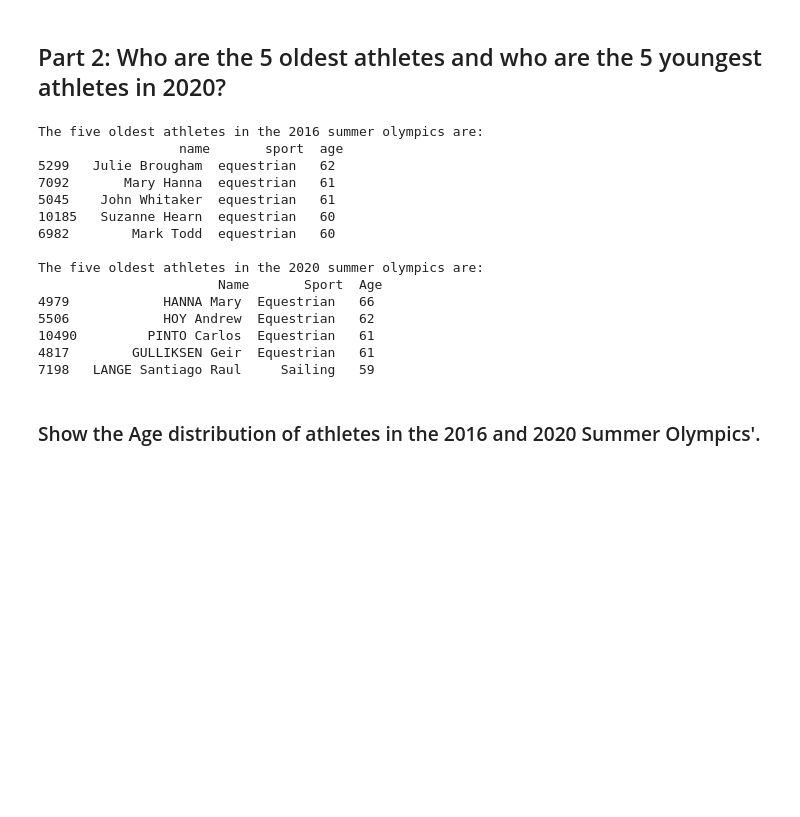
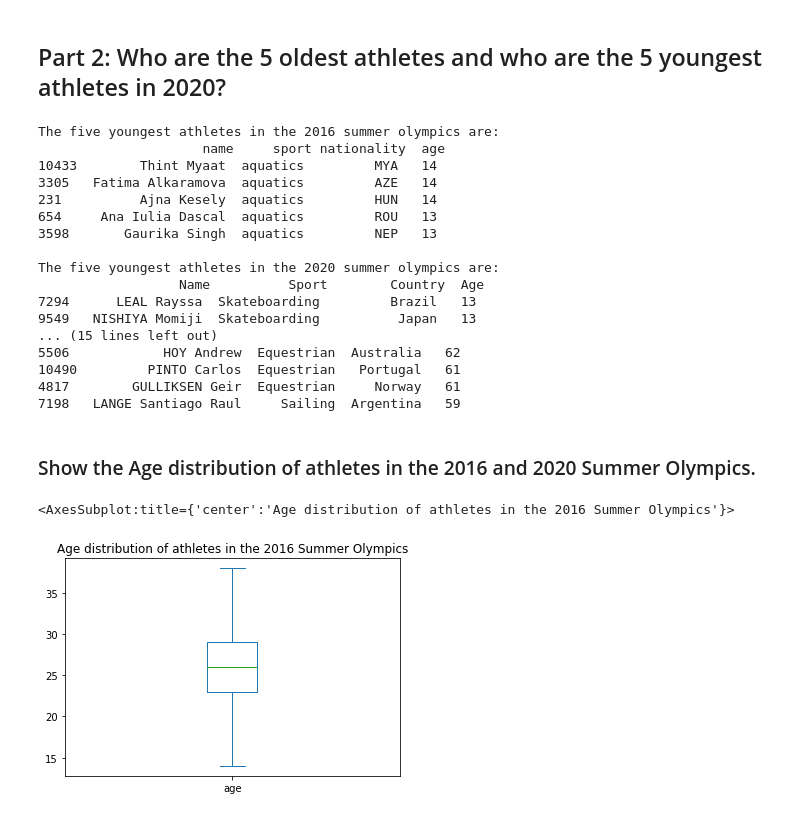
Before and after one commit to bdavis12302/2020-2016-Summer-Olympic-Data, a Jupyter notebook: DSCI235 Final Project - 2020 and 2016 Summer Olympic Data.ipynb, the cells around one changed output. Drawn from its saved outputs; the diff is of its cells as text; code cells hidden in the pictures; blank space fills up the shorter version.

```diff
--- a/DSCI235 Final Project - 2020 and 2016 Summer Olympic Data.ipynb
+++ b/DSCI235 Final Project - 2020 and 2016 Summer Olympic Data.ipynb
@@ -107,28 +107,39 @@ plt.legend(loc='upper right', fontsize='12');
 # %%
 olympics2020SortedByAgeNoDup = olympics2020.sort_values(by="Age", ascending = False).drop_duplicates(subset=['Name'])
 olympics2016SortedByAgeNoDup = olympics2016.sort_values(by="age", ascending = False)
-print("The five oldest athletes in the 2016 summer olympics are:\n", olympics2016SortedByAgeNoDup.loc[:,('name','sport','age')].head(5),'\n')
-print("The five oldest athletes in the 2020 summer olympics are:\n", olympics2020SortedByAgeNoDup.loc[:,('Name','Sport','Age')].head(5))
-#TODO: Remove Duplicates for 2020, cause it's the same athlete...
+olympics2016Young5 = olympics2016SortedByAgeNoDup.loc[:,('name','sport','nationality','age')].tail(5)
+olympics2016Old5 = olympics2016SortedByAgeNoDup.loc[:,('name','sport','nationality','age')].head(5)
+olympics2020Young5 = olympics2020SortedByAgeNoDup.loc[:,('Name','Sport','Country','Age',)].tail(5)
+olympics2020Old5 = olympics2020SortedByAgeNoDup.loc[:,('Name','Sport','Country','Age',)].head(5)
+print("The five youngest athletes in the 2016 summer olympics are:\n", olympics2016Young5,'\n')
+print("The five youngest athletes in the 2020 summer olympics are:\n", olympics2020Young5,'\n')
+print("The five oldest athletes in the 2016 summer olympics are:\n", olympics2016Old5,'\n')
+print("The five oldest athletes in the 2020 summer olympics are:\n", olympics2020Old5)
 # %% [output]
-The five oldest athletes in the 2016 summer olympics are:
-                  name       sport  age
-5299   Julie Brougham  equestrian   62
-7092       Mary Hanna  equestrian   61
-5045    John Whitaker  equestrian   61
-10185   Suzanne Hearn  equestrian   60
-6982        Mark Todd  equestrian   60
+The five youngest athletes in the 2016 summer olympics are:
+                     name     sport nationality  age
+10433        Thint Myaat  aquatics         MYA   14
+3305   Fatima Alkaramova  aquatics         AZE   14
+231          Ajna Kesely  aquatics         HUN   14
+654     Ana Iulia Dascal  aquatics         ROU   13
+3598       Gaurika Singh  aquatics         NEP   13
 
-The five oldest athletes in the 2020 summer olympics are:
-                       Name       Sport  Age
-4979            HANNA Mary  Equestrian   66
-5506            HOY Andrew  Equestrian   62
-10490         PINTO Carlos  Equestrian   61
-4817        GULLIKSEN Geir  Equestrian   61
-7198   LANGE Santiago Raul     Sailing   59
+The five youngest athletes in the 2020 summer olympics are:
+                  Name          Sport        Country  Age
+7294      LEAL Rayssa  Skateboarding         Brazil   13
+9549   NISHIYA Momiji  Skateboarding          Japan   13
+... (15 lines left out)
+5506            HOY Andrew  Equestrian  Australia   62
+10490         PINTO Carlos  Equestrian   Portugal   61
+4817        GULLIKSEN Geir  Equestrian     Norway   61
+7198   LANGE Santiago Raul     Sailing  Argentina   59
 # %% [markdown]
-### Show the Age distribution of athletes in the 2016 and 2020 Summer Olympics'.
+### Show the Age distribution of athletes in the 2016 and 2020 Summer Olympics.
 # %%
-olympics2016AgeSorted = olympics2016SortedByAge["age"]
+olympics2016AgeSorted = olympics2016SortedByAgeNoDup["age"]
 olympics2016AgeSorted.plot.box(showfliers=False, title="Age distribution of athletes in the 2016 Summer Olympics")
+#Outliers have been removed/filtered out
+# %% [output]
+<AxesSubplot:title={'center':'Age distribution of athletes in the 2016 Summer Olympics'}>
+[figure, added]
 # %%
```
Also changed, not shown: parts of 15 cells of this notebook.
